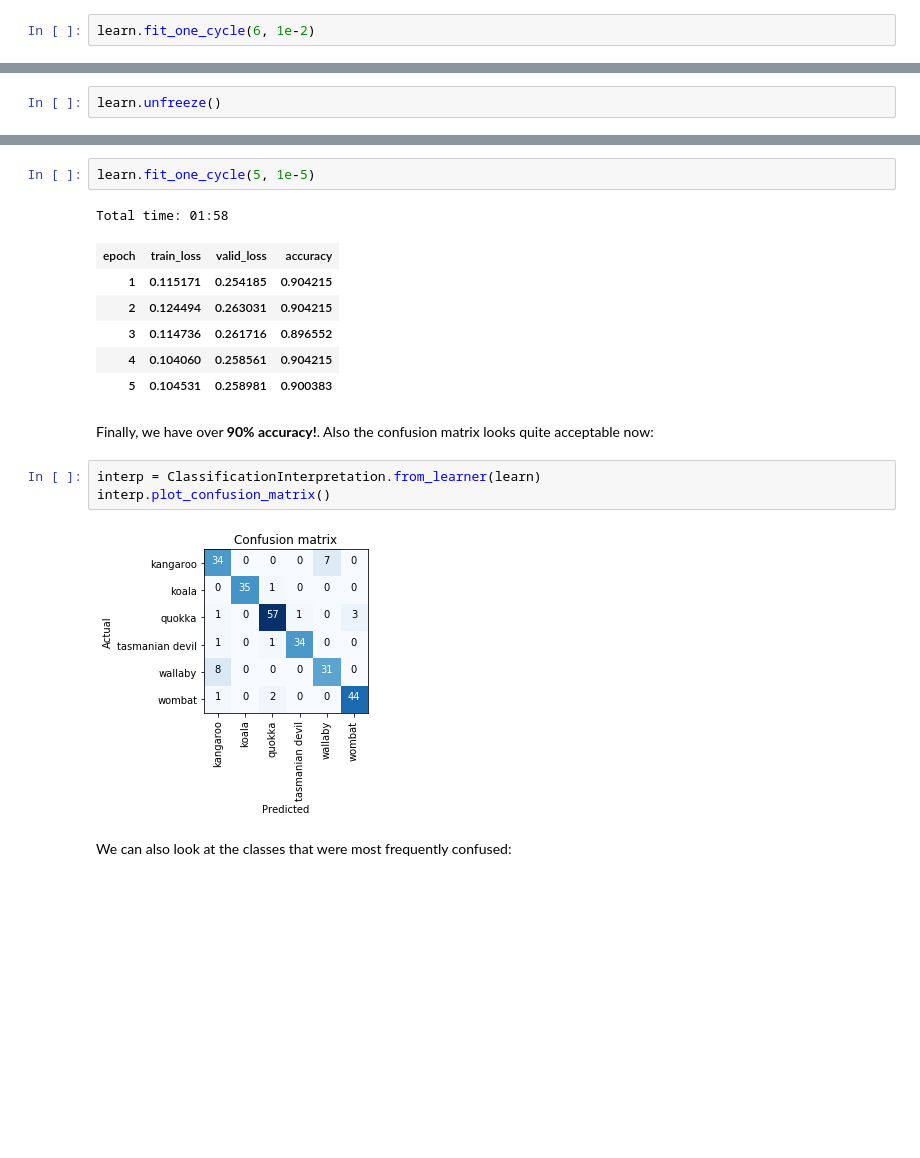
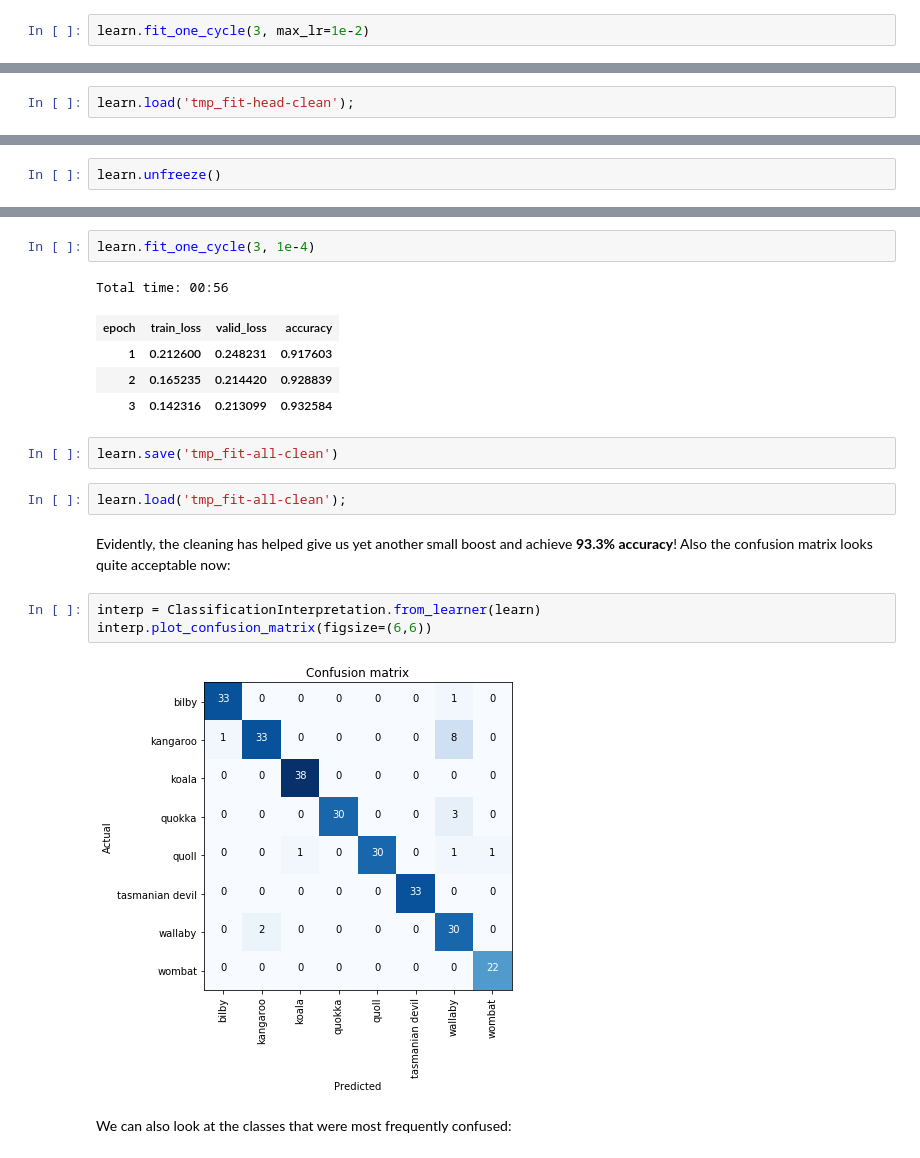
Before and after one commit to lewtun/fri-ml, a Jupyter notebook: notebooks/fastai-intro.ipynb, the cells around one changed output, grey strips where cells are left out. Cells and saved outputs as stored; diff of their text form; blank space fills up the shorter version.

```diff
--- a/notebooks/fastai-intro.ipynb
+++ b/notebooks/fastai-intro.ipynb
@@ -206,3 +268,3 @@ learn = create_cnn(data, models.resnet34, metrics=accuracy)
 # %%
-learn.fit_one_cycle(6, 1e-2)
+learn.fit_one_cycle(3, max_lr=1e-2)
 # %% [output]
@@ -217 +278,3 @@ Total time: 02:14
+# %%
+learn.load('tmp_fit-head-clean');
 # %% [markdown]
@@ -227,20 +290,22 @@ LR Finder is complete, type {learner_name}.recorder.plot() to see the graph.
 # %%
-learn.fit_one_cycle(5, 1e-5)
+learn.fit_one_cycle(3, 1e-4)
 # %% [output]
-Total time: 01:58
+Total time: 00:56
 | epoch | train_loss | valid_loss | accuracy |
-| 1 | 0.115171 | 0.254185 | 0.904215 |
-| 2 | 0.124494 | 0.263031 | 0.904215 |
-| 3 | 0.114736 | 0.261716 | 0.896552 |
-| 4 | 0.104060 | 0.258561 | 0.904215 |
-| 5 | 0.104531 | 0.258981 | 0.900383 |
+| 1 | 0.212600 | 0.248231 | 0.917603 |
+| 2 | 0.165235 | 0.214420 | 0.928839 |
+| 3 | 0.142316 | 0.213099 | 0.932584 |
+# %%
+learn.save('tmp_fit-all-clean')
+# %%
+learn.load('tmp_fit-all-clean');
 # %% [markdown]
-Finally, we have over **90% accuracy!**. Also the confusion matrix looks quite acceptable now:
+Evidently, the cleaning has helped give us yet another small boost and achieve **93.3% accuracy**! Also the confusion matrix looks quite acceptable now:
 # %%
 interp = ClassificationInterpretation.from_learner(learn)
-interp.plot_confusion_matrix()
+interp.plot_confusion_matrix(figsize=(6,6))
 # %% [output]
-[figure, old version]
+[figure, new version]
 # %% [markdown]
 We can also look at the classes that were most frequently confused:
 # %%
```
Also changed, not shown: parts of 75 cells of this notebook.
